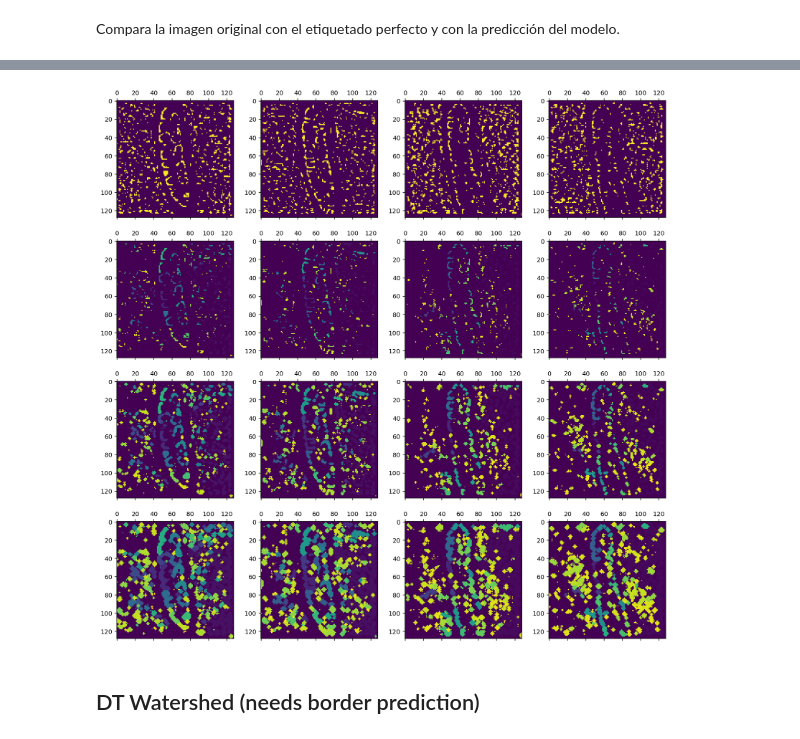
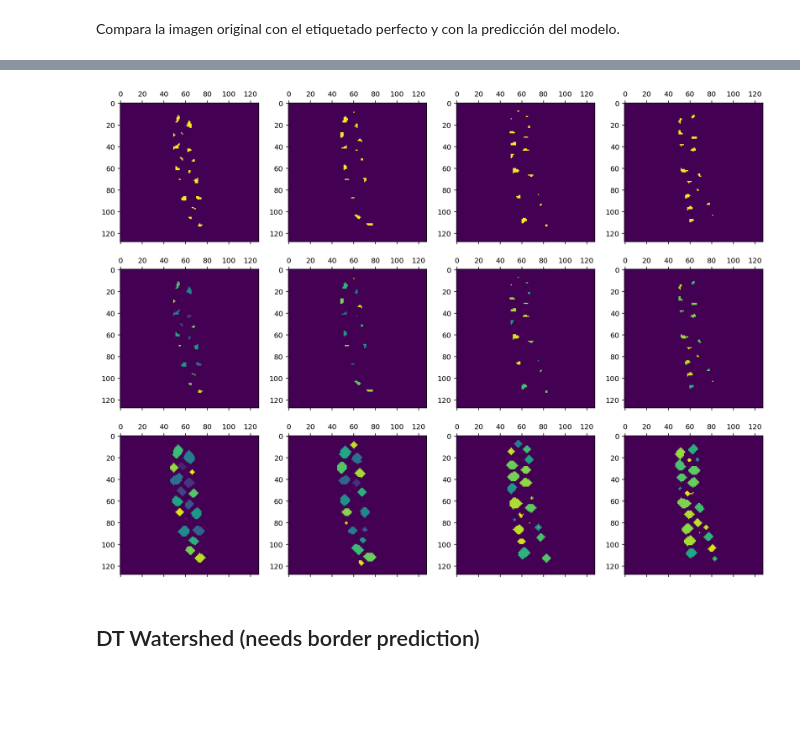
Before and after one commit to Orzzet/3d-cell-segmentation, a Jupyter notebook: 2_Infe.ipynb, the cells around one changed output, grey strips where cells are left out. Cells and saved outputs as stored; diff of their text form; code cells hidden in the pictures; blank space fills up the shorter version.

```diff
--- a/2_Infe.ipynb
+++ b/2_Infe.ipynb
@@ -3,10 +3,13 @@ Se carga el modelo en memoria y se cargan los pesos del mejor modelo guardado du
 
 Después de esto se pone en modo evaluación para que no calcule los gradientes ya que no se va a hacer entrenamiento.
 # %%
+from dataset import CellsDataset, PATHS
+from utils import metrics, compare_output
 from models import UNet3D, MiniUNet3D
+from apex import amp
 import torch
-
-MODEL_NAME = 'sistema_5_normalizacion'
+AMP = True
+MODEL_NAME = 'sistema_6_apexO21'
 FILENAME = MODEL_NAME + '.pth'
 train_on_gpu = torch.cuda.is_available()
 
@@ -14,9 +17,12 @@ train_on_gpu = torch.cuda.is_available()
 model = UNet3D(1,2)
 if train_on_gpu:
     model.cuda()
+if AMP:
+    model = amp.initialize(model, opt_level="O1")
 model.load_state_dict(torch.load(FILENAME)['best_model_state_dict'])
 # Descomentar la línea de abajo para usar los últimos pesos del modelo, independientemente del error de valid.
 #model.load_state_dict(torch.load(FILENAME)['model_state_dict'])
 
 model.eval()
+torch.cuda.empty_cache()
 # %% [output]
@@ -84,11 +143,18 @@ tensor([[0.9805, 0.7144]])
 # %%
 from utils import draw_images
 from skimage import measure
-from skimage.morphology import dilation
+from skimage.morphology import dilation, binary_closing, binary_opening, binary_erosion
+import numpy as np
 colored = measure.label(pred[0], return_num=False)
-draw_images([pred[0], colored, dilation(colored) ,dilation(dilation(colored))], [20, 25, 45, 50])
+opened = binary_opening(binary_opening(pred[0],  np.ones((3, 3, 3))), np.ones((3, 3, 3)))
+colored_opened = measure.label(opened, return_num=False)
+eroded = binary_erosion(binary_erosion(binary_erosion(pred[0])))
+colored_eroded = measure.label(eroded, return_num=False)
+dilated_colored = dilation(dilation(dilation(colored_eroded)))
+draw_images([eroded, colored_eroded, dilated_colored], [20, 25, 45, 50])
+#draw_images([pred[0], opened, dilation(colored_opened), dilation(dilation(colored_opened)), colored, dilation(colored) ,dilation(dilation(colored))], [20, 25, 45, 50])
 # %% [output]
-[figure, old version]
+[figure, new version]
 # %% [markdown]
 ## DT Watershed (needs border prediction)
 # %%
```
Also changed, not shown: parts of 15 cells of this notebook, 8 other files.
